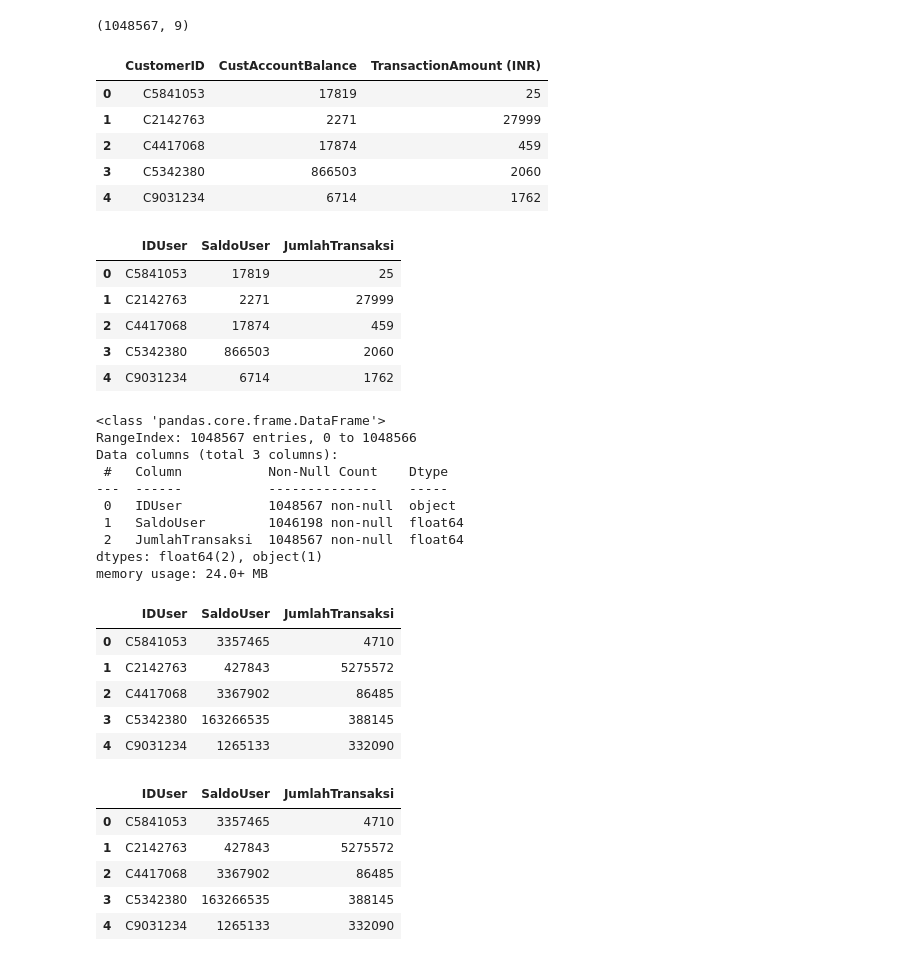
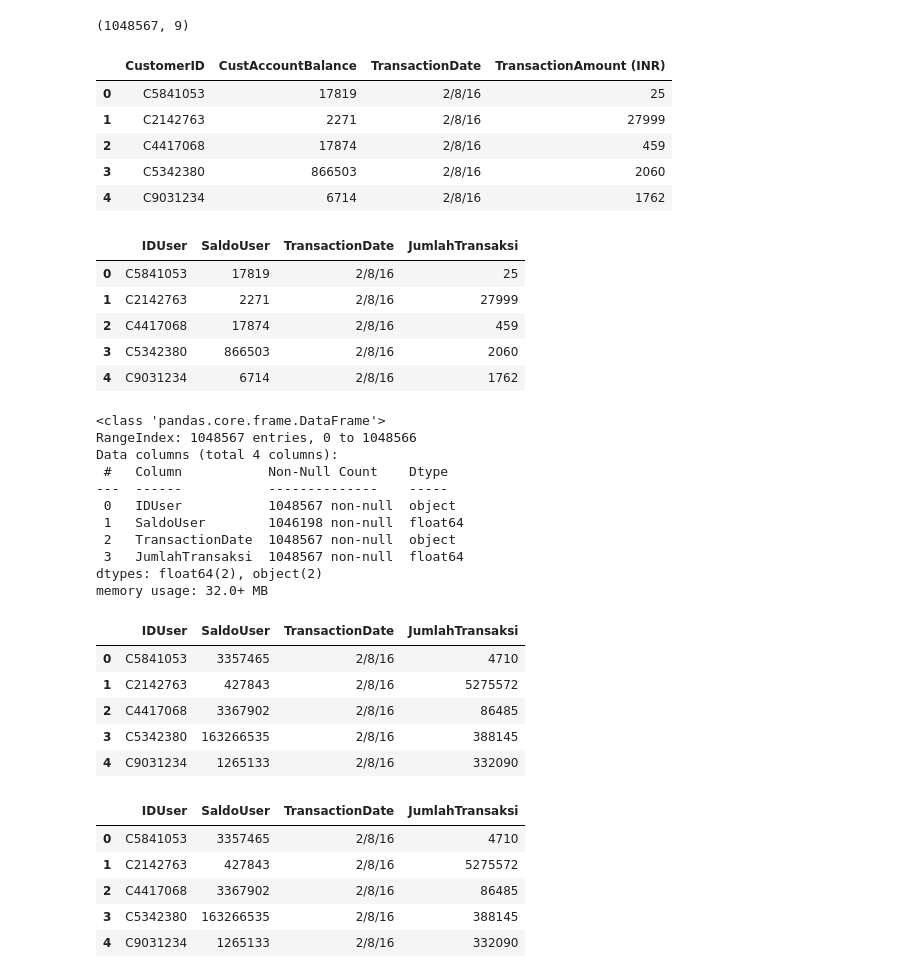
Before and after one commit to alouvre/CapstoneNeeds, a Jupyter notebook: Data_Collecting_FiturPrediksiPolaPengeluaranUser.ipynb, the cells around one changed output. Saved outputs shown, nothing was run; the diff lists cells and outputs as text; code cells hidden in the pictures.

```diff
--- a/Data_Collecting_FiturPrediksiPolaPengeluaranUser.ipynb
+++ b/Data_Collecting_FiturPrediksiPolaPengeluaranUser.ipynb
@@ -77,38 +79,39 @@ df.shape
 # %%
 # df[[''],['Credit_Score']]
 # %%
-data = df[['CustomerID','CustAccountBalance', 'TransactionAmount (INR)']]
+data = df[['CustomerID','CustAccountBalance', 'TransactionDate', 'TransactionAmount (INR)']]
 data.head()
 # %% [output]
-|  | CustomerID | CustAccountBalance | TransactionAmount (INR) |
-| 0 | C5841053 | 17819 | 25 |
-| 1 | C2142763 | 2271 | 27999 |
-| 2 | C4417068 | 17874 | 459 |
-| 3 | C5342380 | 866503 | 2060 |
-| 4 | C9031234 | 6714 | 1762 |
+|  | CustomerID | CustAccountBalance | TransactionDate | TransactionAmount (INR) |
+| 0 | C5841053 | 17819 | 2/8/16 | 25 |
+| 1 | C2142763 | 2271 | 2/8/16 | 27999 |
+| 2 | C4417068 | 17874 | 2/8/16 | 459 |
+| 3 | C5342380 | 866503 | 2/8/16 | 2060 |
+| 4 | C9031234 | 6714 | 2/8/16 | 1762 |
 # %%
 data = data.rename(columns={'CustomerID': 'IDUser', 'CustAccountBalance': 'SaldoUser', 'TransactionAmount (INR)': 'JumlahTransaksi'})
 data.head()
 # %% [output]
-|  | IDUser | SaldoUser | JumlahTransaksi |
-| 0 | C5841053 | 17819 | 25 |
-| 1 | C2142763 | 2271 | 27999 |
-| 2 | C4417068 | 17874 | 459 |
-| 3 | C5342380 | 866503 | 2060 |
-| 4 | C9031234 | 6714 | 1762 |
+|  | IDUser | SaldoUser | TransactionDate | JumlahTransaksi |
+| 0 | C5841053 | 17819 | 2/8/16 | 25 |
+| 1 | C2142763 | 2271 | 2/8/16 | 27999 |
+| 2 | C4417068 | 17874 | 2/8/16 | 459 |
+| 3 | C5342380 | 866503 | 2/8/16 | 2060 |
+| 4 | C9031234 | 6714 | 2/8/16 | 1762 |
 # %%
 data.info()
 # %% [output]
 <class 'pandas.core.frame.DataFrame'>
 RangeIndex: 1048567 entries, 0 to 1048566
-Data columns (total 3 columns):
+Data columns (total 4 columns):
  #   Column           Non-Null Count    Dtype
 ---  ------           --------------    -----
  0   IDUser           1048567 non-null  object
  1   SaldoUser        1046198 non-null  float64
- 2   JumlahTransaksi  1048567 non-null  float64
-dtypes: float64(2), object(1)
-memory usage: 24.0+ MB
+ 2   TransactionDate  1048567 non-null  object
+ 3   JumlahTransaksi  1048567 non-null  float64
+dtypes: float64(2), object(2)
+memory usage: 32.0+ MB
 # %%
 # Definisikan kurs pertukaran (contoh: 1 INR = 188,42 IDR)
 inr_to_idr_exchange_rate = 188.42
@@ -123,12 +126,12 @@ data['SaldoUser'] = data['SaldoUser'] * inr_to_idr_exchange_rate
 # %%
 data.head()
 # %% [output]
-|  | IDUser | SaldoUser | JumlahTransaksi |
-| 0 | C5841053 | 3357465 | 4710 |
-| 1 | C2142763 | 427843 | 5275572 |
-| 2 | C4417068 | 3367902 | 86485 |
-| 3 | C5342380 | 163266535 | 388145 |
-| 4 | C9031234 | 1265133 | 332090 |
+|  | IDUser | SaldoUser | TransactionDate | JumlahTransaksi |
+| 0 | C5841053 | 3357465 | 2/8/16 | 4710 |
+| 1 | C2142763 | 427843 | 2/8/16 | 5275572 |
+| 2 | C4417068 | 3367902 | 2/8/16 | 86485 |
+| 3 | C5342380 | 163266535 | 2/8/16 | 388145 |
+| 4 | C9031234 | 1265133 | 2/8/16 | 332090 |
 # %%
 pd.options.display.float_format = '{:.0f}'.format
 # pd.options.display.float_format = None
@@ -138,9 +141,9 @@ data['SaldoUser'] = data['SaldoUser'].apply(lambda x: float(f"{x:.10f}"))
 # %%
 data.head()
 # %% [output]
-|  | IDUser | SaldoUser | JumlahTransaksi |
-| 0 | C5841053 | 3357465 | 4710 |
-| 1 | C2142763 | 427843 | 5275572 |
-| 2 | C4417068 | 3367902 | 86485 |
-| 3 | C5342380 | 163266535 | 388145 |
-| 4 | C9031234 | 1265133 | 332090 |
+|  | IDUser | SaldoUser | TransactionDate | JumlahTransaksi |
+| 0 | C5841053 | 3357465 | 2/8/16 | 4710 |
+| 1 | C2142763 | 427843 | 2/8/16 | 5275572 |
+| 2 | C4417068 | 3367902 | 2/8/16 | 86485 |
+| 3 | C5342380 | 163266535 | 2/8/16 | 388145 |
+| 4 | C9031234 | 1265133 | 2/8/16 | 332090 |
```
Also changed, not shown: parts of 5 cells of this notebook.
